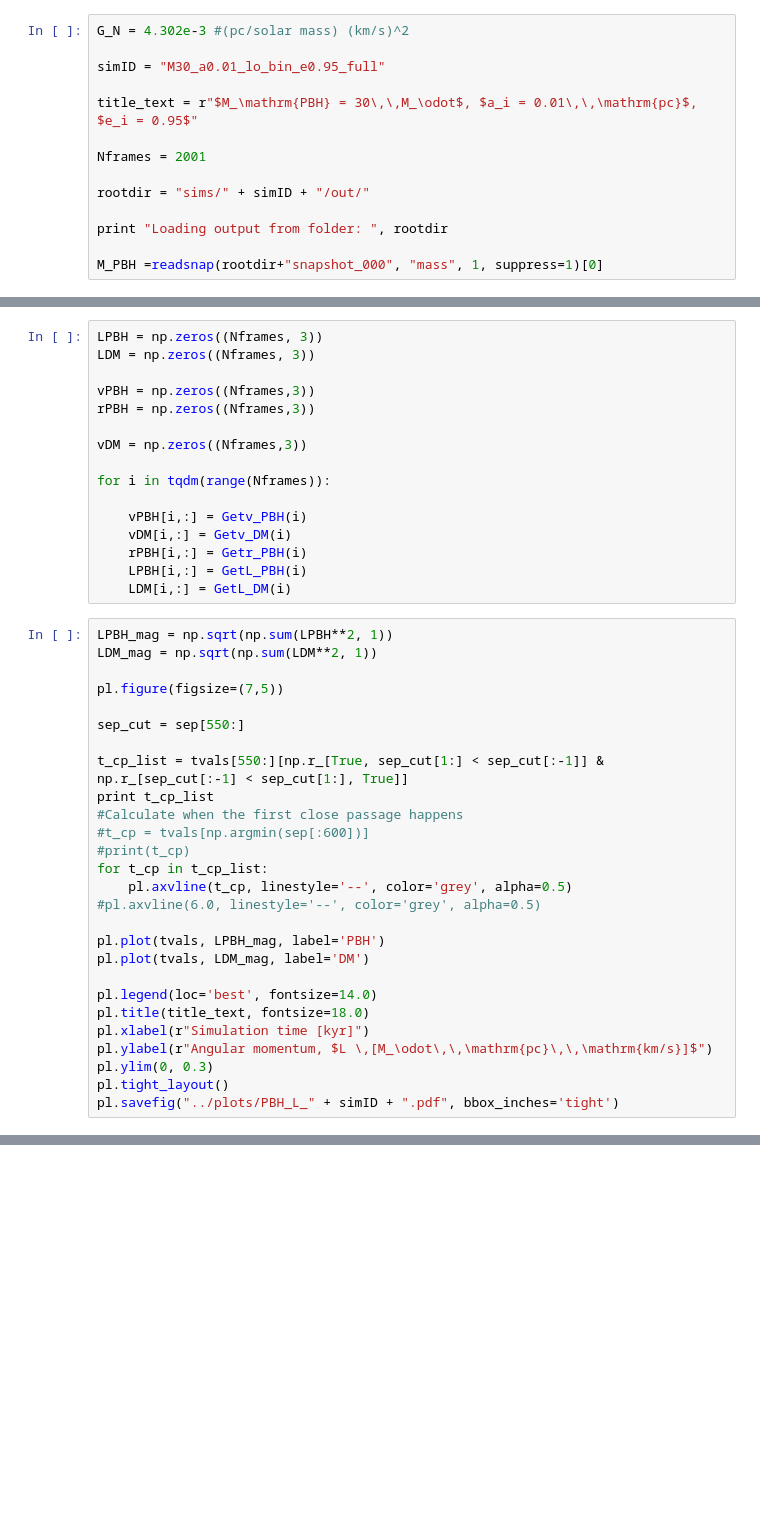
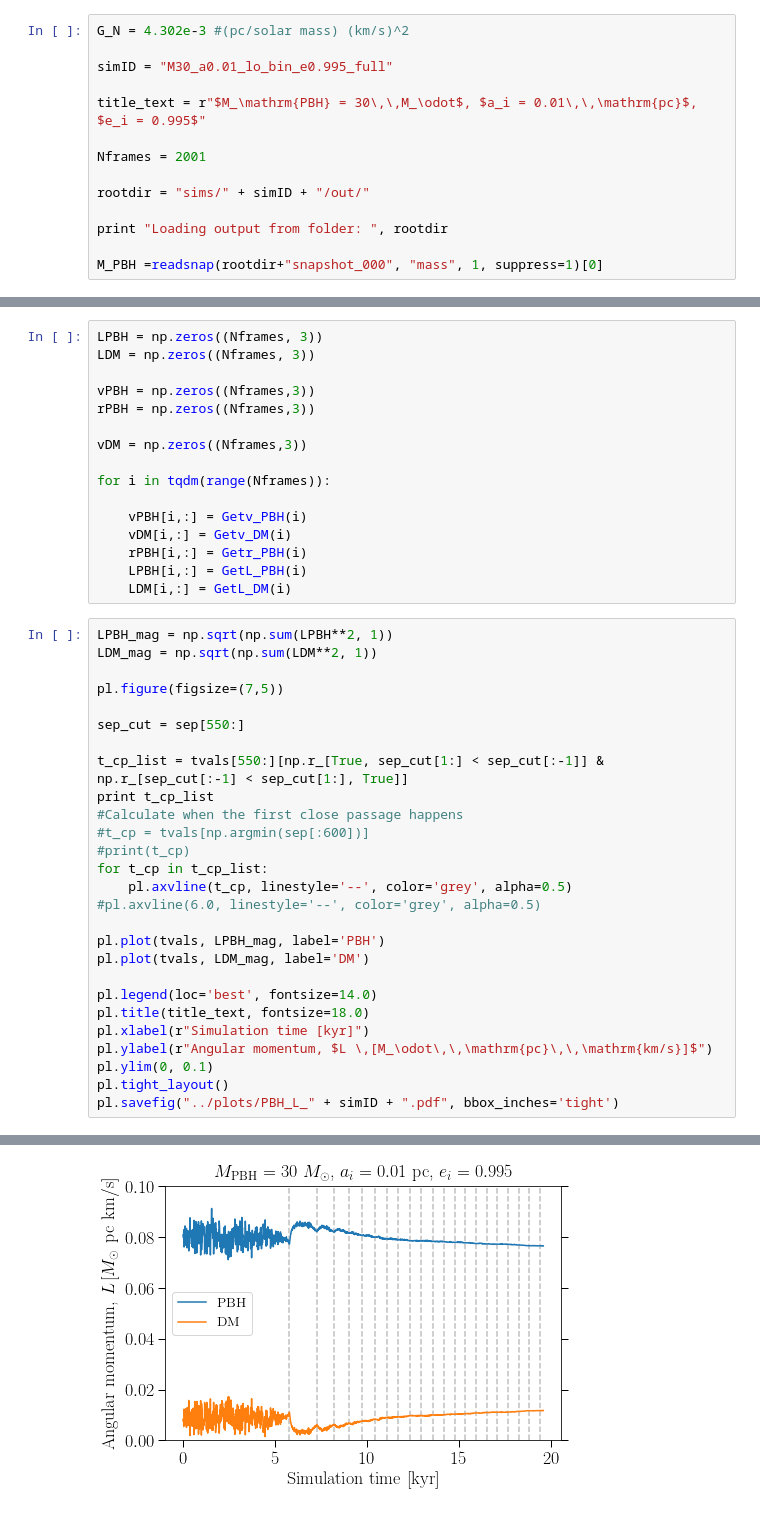
Before and after one commit to bradkav/BlackHolesDarkDress, a Jupyter notebook: Nbody/PlotSimulationResults.ipynb, the cells around one changed output, grey strips where cells are left out. Drawn from its saved outputs; the diff is of its cells as text; blank space fills up the shorter version.

```diff
--- a/Nbody/PlotSimulationResults.ipynb
+++ b/Nbody/PlotSimulationResults.ipynb
@@ -35,9 +39,9 @@ from scipy.integrate import quad
 # %%
 G_N = 4.302e-3 #(pc/solar mass) (km/s)^2
 
-simID = "M30_a0.01_lo_bin_e0.95_full"
+simID = "M30_a0.01_lo_bin_e0.995_full"
 
-title_text = r"$M_\mathrm{PBH} = 30\,\,M_\odot$, $a_i = 0.01\,\,\mathrm{pc}$, $e_i = 0.95$"
+title_text = r"$M_\mathrm{PBH} = 30\,\,M_\odot$, $a_i = 0.01\,\,\mathrm{pc}$, $e_i = 0.995$"
 
 Nframes = 2001
 
@@ -225,6 +237,7 @@ pl.legend(loc='best', fontsize=14.0)
 pl.title(title_text, fontsize=18.0)
 pl.xlabel(r"Simulation time [kyr]")
 pl.ylabel(r"Angular momentum, $L \,[M_\odot\,\,\mathrm{pc}\,\,\mathrm{km/s}]$")
-pl.ylim(0, 0.3)
+pl.ylim(0, 0.1)
 pl.tight_layout()
 pl.savefig("../plots/PBH_L_" + simID + ".pdf", bbox_inches='tight')
+# %% [output]
@@ -230,0 +249 @@ pl.savefig("../plots/PBH_L_" + simID + ".pdf", bbox_inches='tight')
+[figure, added]
```
Also changed, not shown: parts of 13 cells of this notebook, 37 other files.
